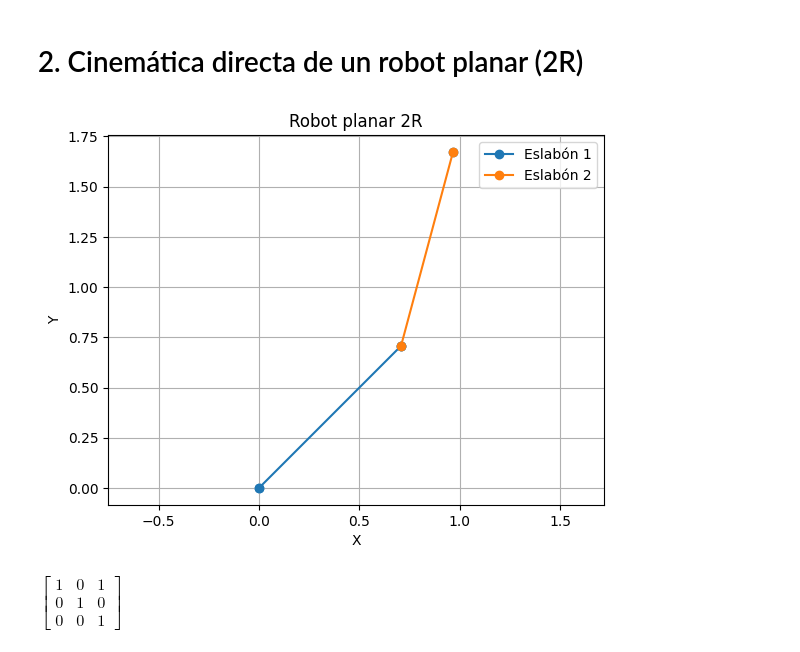
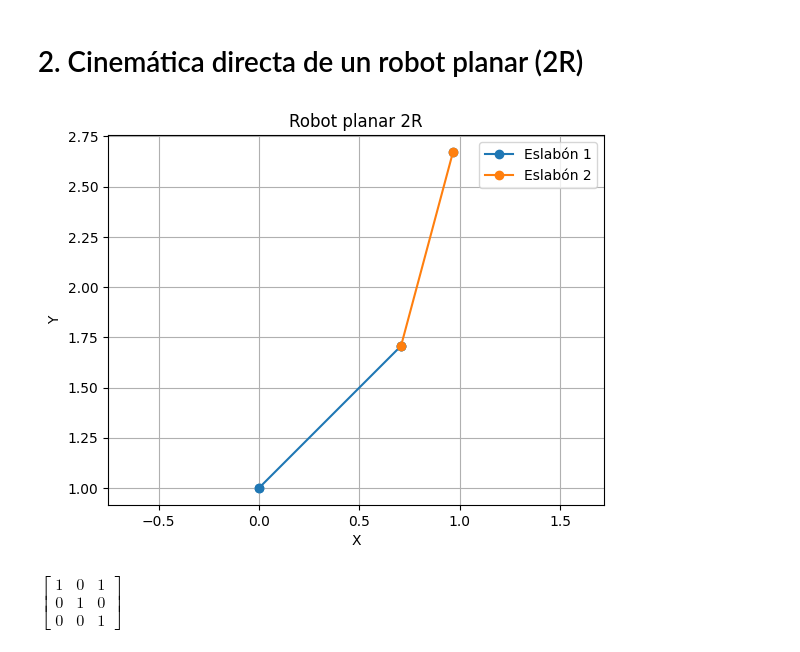
Before and after one commit to GerardoMunoz/AlgLin_2025, a Jupyter notebook: cuestionarios/Aplicaciones.ipynb, the cells around one changed output. Cells and saved outputs as stored; diff of their text form; code cells hidden in the pictures.

```diff
--- a/cuestionarios/Aplicaciones.ipynb
+++ b/cuestionarios/Aplicaciones.ipynb
@@ -262,37 +262,37 @@ theta1 = 45*np.pi / 180   # 90°
 theta2 = 30*np.pi / 180   # 90°
 
 # Posición de la primera articulación
 x0, y0 = 0, 0
 
 # Posición del primer eslabón
 x1 = l1 * np.cos(theta1)
 y1 = l1 * np.sin(theta1)
 
 # Posición del efector final
 x2 = x1 + l2 * np.cos(theta1 + theta2)
 y2 = y1 + l2 * np.sin(theta1 + theta2)
 
 # Crear figura
 plt.figure()
 
 # Dibujar robot
-plt.plot([x0, x1], [y0, y1], 'o-', label='Eslabón 1')
-plt.plot([x1, x2], [y1, y2], 'o-', label='Eslabón 2')
+plt.plot([x0, x1], [y0+1, y1+1], 'o-', label='Eslabón 1')
+plt.plot([x1, x2], [y1+1, y2+1], 'o-', label='Eslabón 2')
 
 # Marcar puntos
-plt.scatter([x0, x1, x2], [y0, y1, y2])
+plt.scatter([x0, x1, x2], [y0+1, y1+1, y2+1])
 
 # Configuración gráfica
 plt.title("Robot planar 2R")
 plt.xlabel("X")
 plt.ylabel("Y")
 plt.axis('equal')
 plt.grid()
 plt.legend()
 
 plt.show()
 # %% [output]
-[figure, old version]
+[figure, new version]
 # %%
 T2=sp.Matrix([
     [1,  0, 1],
```
Also changed, not shown: parts of 5 cells of this notebook.
